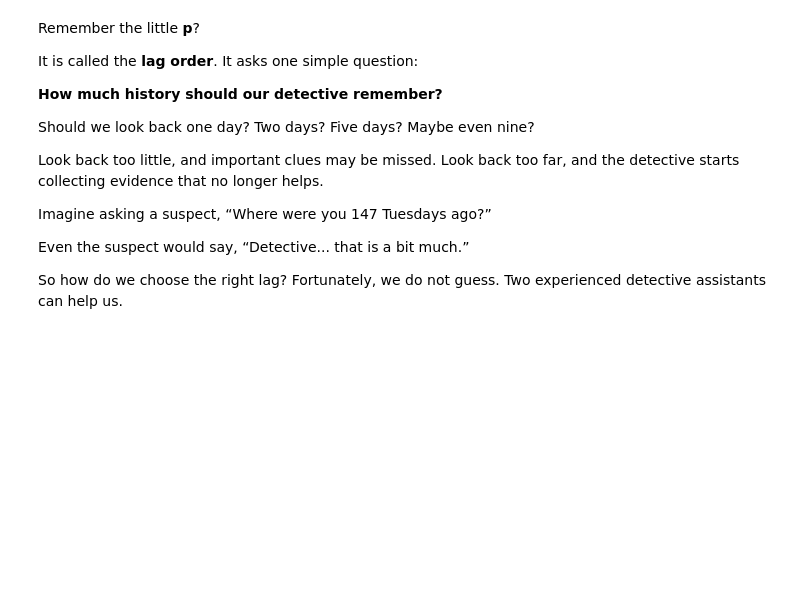
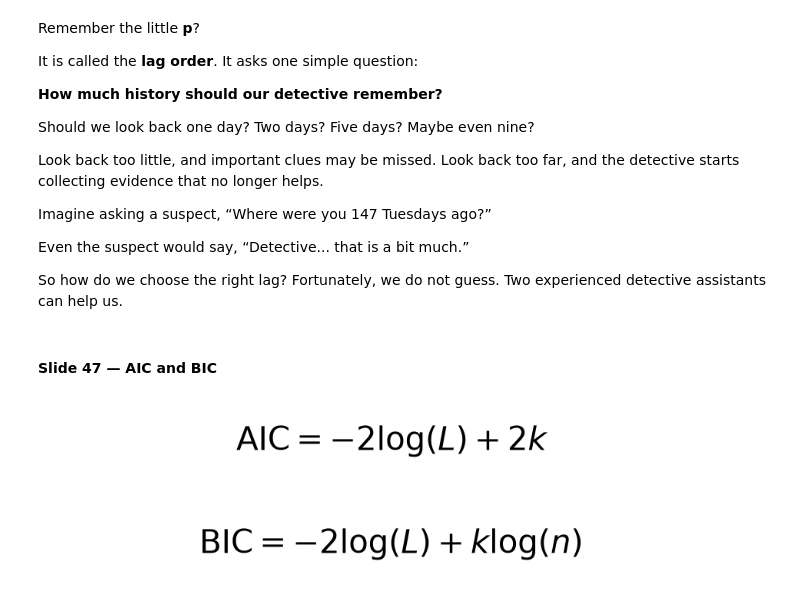
Before and after one commit to Bloodphilic/AlgoStalk, a Jupyter notebook: course/TimeSeries/VAR/code/VAR_Concepts_Investigation.ipynb, the cells around one changed output. Drawn from its saved outputs; the diff is of its cells as text; code cells hidden in the pictures; blank space fills up the shorter version.

Commit message:
progress a slide

```diff
--- a/course/TimeSeries/VAR/code/VAR_Concepts_Investigation.ipynb
+++ b/course/TimeSeries/VAR/code/VAR_Concepts_Investigation.ipynb
@@ -1184,3 +1184,20 @@ Imagine asking a suspect, “Where were you 147 Tuesdays ago?”
 Even the suspect would say, “Detective... that is a bit much.”
 
 So how do we choose the right lag? Fortunately, we do not guess. Two experienced detective assistants can help us.
+# %% [markdown]
+#### Slide 47 — AIC and BIC
+# %%
+display_equation(
+    r"$\mathrm{AIC} = -2\log(L) + 2k$",
+    fontsize=30,
+    figsize=(12, 1.2),
+)
+
+display_equation(
+    r"$\mathrm{BIC} = -2\log(L) + k\log(n)$",
+    fontsize=30,
+    figsize=(12, 1.2),
+)
+# %% [output]
+[figure, added]
+[figure, added]
```
Also changed, not shown: parts of 14 cells of this notebook, 3 other files.
